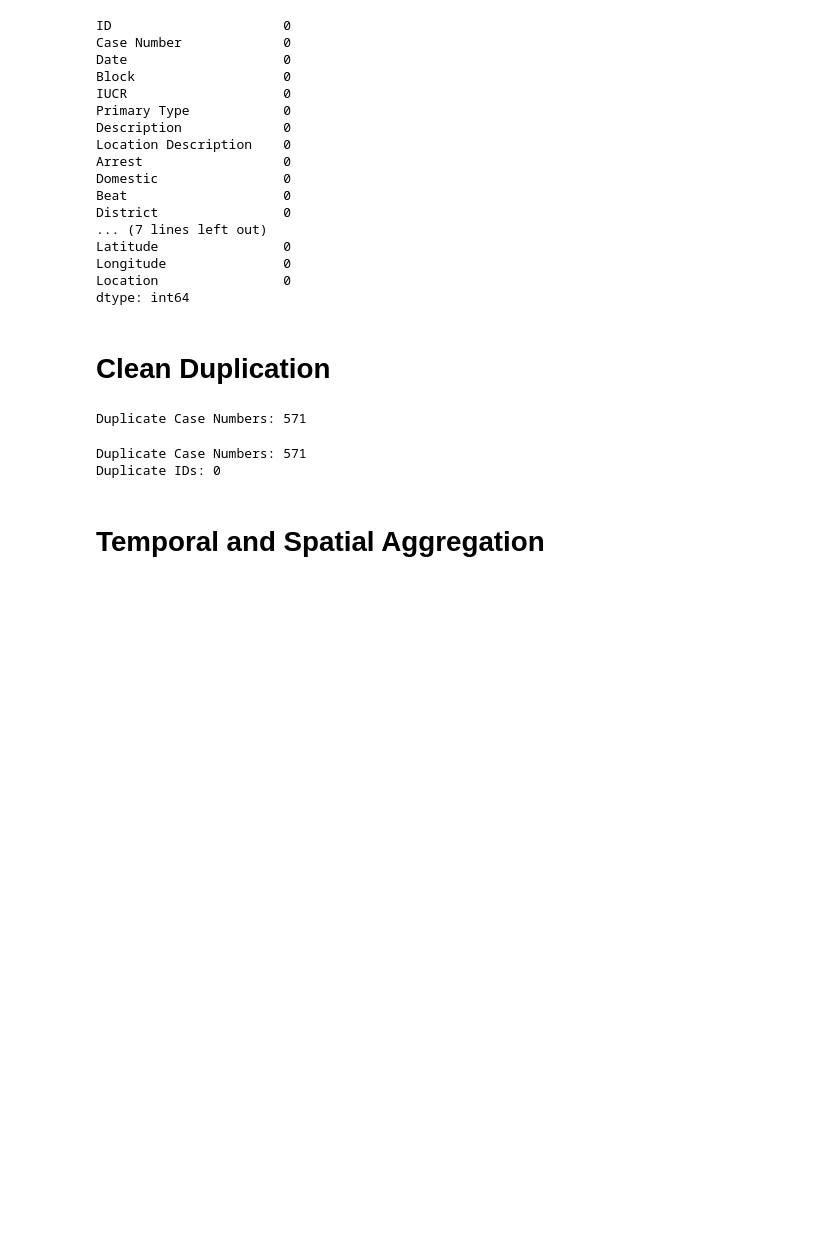
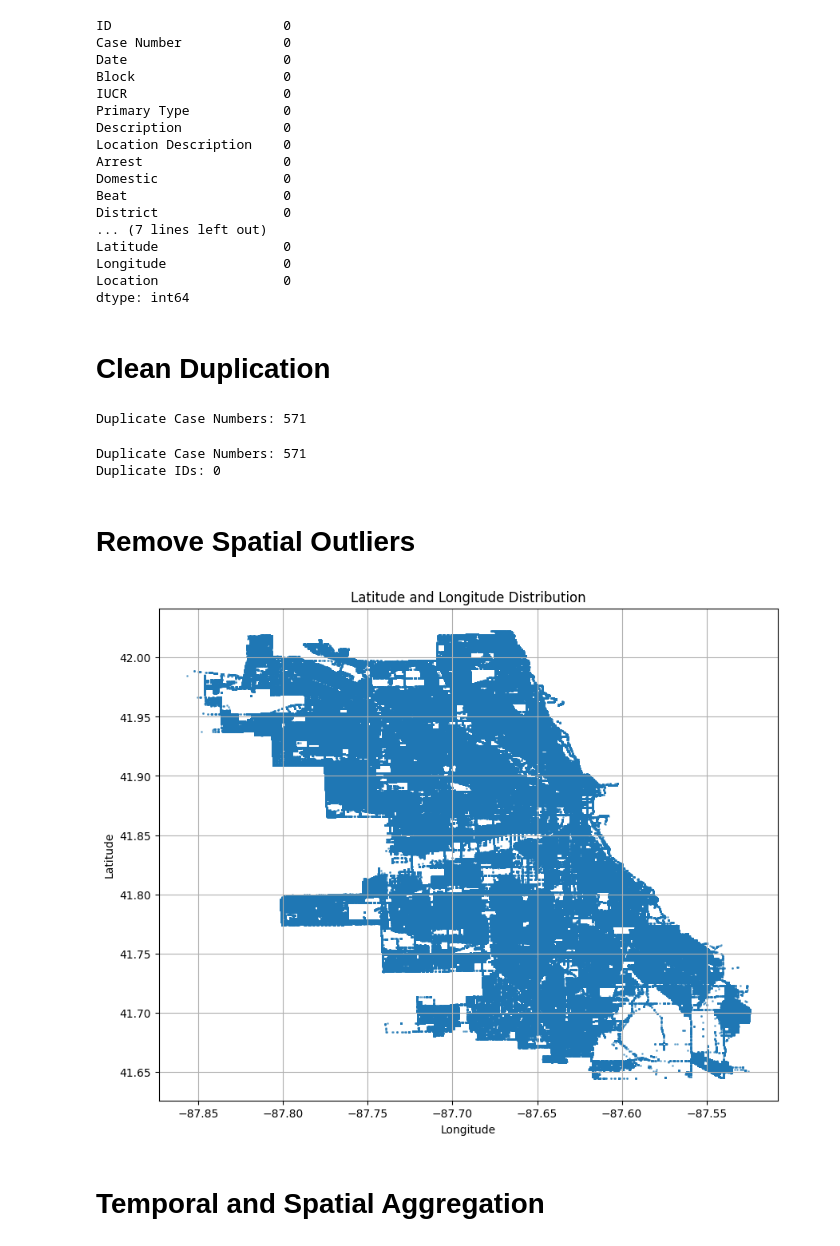
Before and after one commit to liuyc18/pred-pol, a Jupyter notebook: src/preprocessing.ipynb, the cells around one changed output. Cells and saved outputs as stored; diff of their text form; code cells hidden in the pictures; blank space fills up the shorter version.

```diff
--- a/src/preprocessing.ipynb
+++ b/src/preprocessing.ipynb
@@ -232,2 +226,50 @@ chicago_clean = chicago_clean.drop(['IUCR', 'FBI Code', 'Description'], axis=1)
+# %%
+# Drop useless columns - contain useless or duplicate information
+# Use coordinate is enough
+chicago_clean = chicago_clean.drop(['Updated On', 'Location', 'X Coordinate', 'Y Coordinate'], axis=1)
+# Primary Type is same as FBI Code and IUCR, and Description is also useless if we want to predict policing only
+chicago_clean = chicago_clean.drop(['IUCR', 'FBI Code', 'Description'], axis=1)
+
+# Block, the most specific location -> when we predict, we dont predict for a specific block usually, we will do on a larger region
+# Location Description is also to specific
+# Beat is the smallest police patrol area
+# District composed of multiple beats, typically with a polcice station responsible for it
+# Ward if a city council district, have no direct hierarchial relationship with Beat or District
+# Community Area, one of the 77 community areas in Chicago, no relationship with Wards, Beats, or Districts
+
+# we goona use coordinate to split the data into different grids
+# the spatial relationship can be stored in the grid x-y
+# and remove specific Beat/District/Ward/CA also can make model more generalizable
+chicago_clean = chicago_clean.drop(['Block','Location Description', 'Beat', 'District', 'Ward', 'Community Area'], axis=1)
+
+# Domestic is also useless at this stage unless we want to specificly predict domestic crime
+chicago_clean = chicago_clean.drop(['Domestic'], axis=1)
+# %% [markdown]
+# Remove Spatial Outliers
+# %%
+# Process Spatial Outliers
+lon_99_percentile = chicago_clean['Longitude'].quantile(0.99)
+lon_01_percentile = chicago_clean['Longitude'].quantile(0.01)
+lon_std = chicago_clean['Longitude'].std()
+lat_99_percentile = chicago_clean['Latitude'].quantile(0.99)
+lat_01_percentile = chicago_clean['Latitude'].quantile(0.01)
+lat_std = chicago_clean['Latitude'].std()
+
+chicago_clean = chicago_clean[
+    (chicago_clean['Longitude'] <= lon_99_percentile + lon_std) &
+    (chicago_clean['Longitude'] >= lon_01_percentile - lon_std) &
+    (chicago_clean['Latitude'] <= lat_99_percentile + lat_std) &
+    (chicago_clean['Latitude'] >= lat_01_percentile - lat_std)
+]
+
+plt.figure(figsize=(10, 8))
+plt.scatter(chicago_clean['Longitude'], chicago_clean['Latitude'], s=1, alpha=0.5)
+plt.title('Latitude and Longitude Distribution')
+plt.xlabel('Longitude')
+plt.ylabel('Latitude')
+plt.grid(True)
+plt.show()
+# %% [output]
+[figure, added]
 # %% [markdown]
 # Temporal and Spatial Aggregation
```
Also changed, not shown: parts of 5 cells of this notebook, 1 other file.
